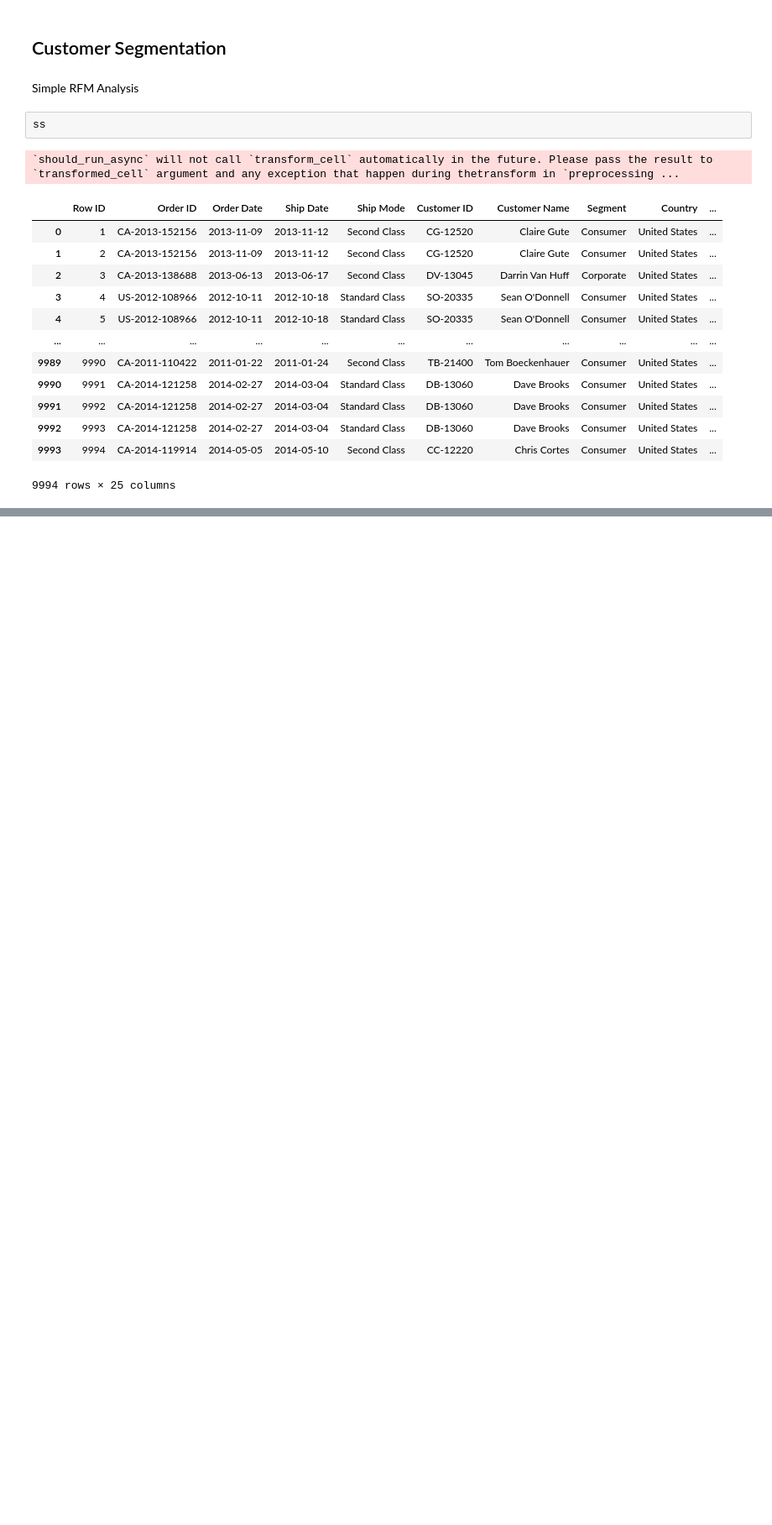
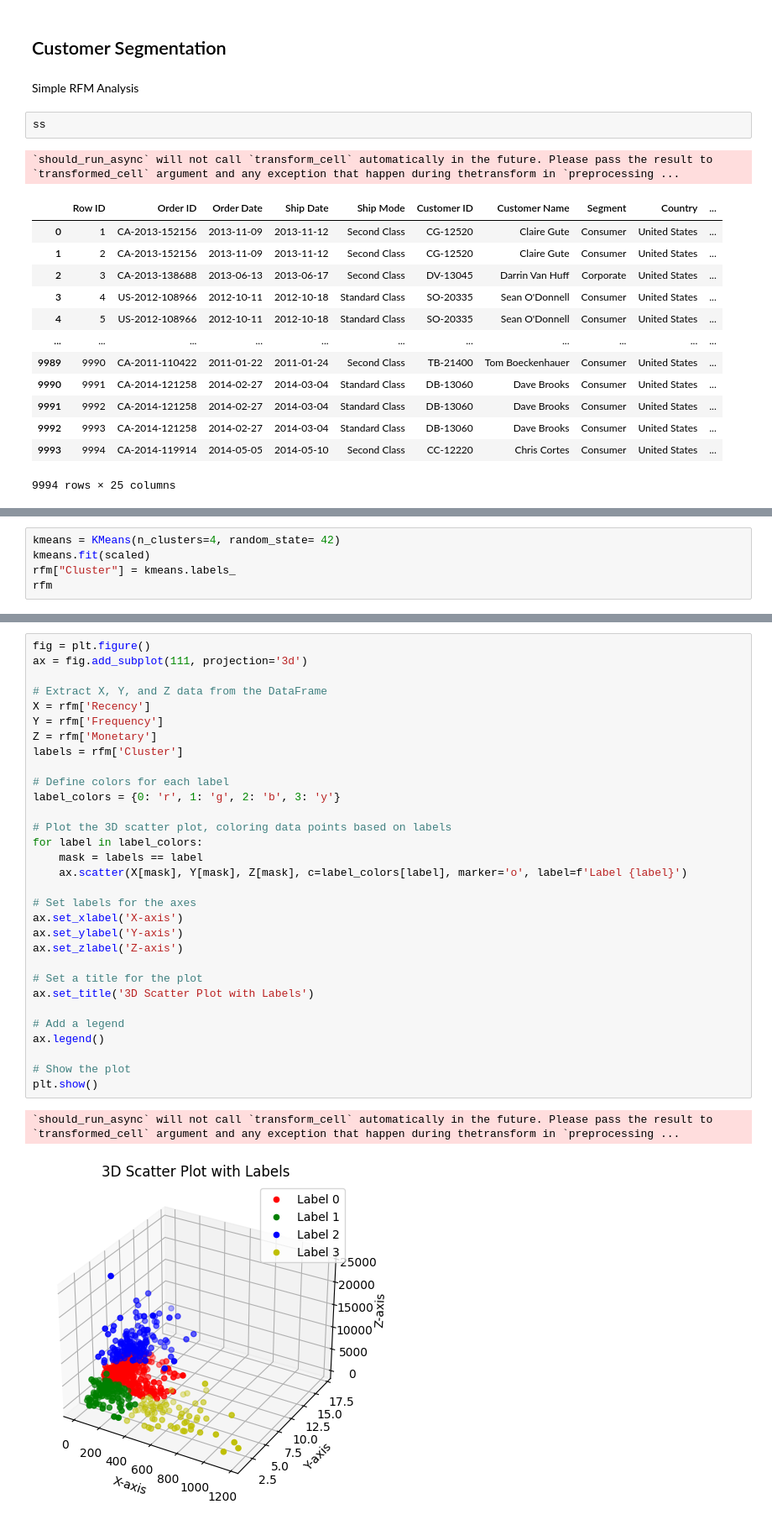
Before and after one commit to Krittapad12348/Superstore_Analysis, a Jupyter notebook: superstore_python.ipynb, the cells around one changed output, grey strips where cells are left out. Shown at 84% size. Saved outputs shown, nothing was run; the diff lists cells and outputs as text; blank space fills up the shorter version.

```diff
--- a/superstore_python.ipynb
+++ b/superstore_python.ipynb
@@ -1089,0 +1195,5 @@ cust3
+# %%
+kmeans = KMeans(n_clusters=4, random_state= 42)
+kmeans.fit(scaled)
+rfm["Cluster"] = kmeans.labels_
+rfm
@@ -1089,0 +1219,34 @@ cust3
+# %%
+fig = plt.figure()
+ax = fig.add_subplot(111, projection='3d')
+
+# Extract X, Y, and Z data from the DataFrame
+X = rfm['Recency']
+Y = rfm['Frequency']
+Z = rfm['Monetary']
+labels = rfm['Cluster']
+
+# Define colors for each label
+label_colors = {0: 'r', 1: 'g', 2: 'b', 3: 'y'}
+
+# Plot the 3D scatter plot, coloring data points based on labels
+for label in label_colors:
+    mask = labels == label
+    ax.scatter(X[mask], Y[mask], Z[mask], c=label_colors[label], marker='o', label=f'Label {label}')
+
+# Set labels for the axes
+ax.set_xlabel('X-axis')
+ax.set_ylabel('Y-axis')
+ax.set_zlabel('Z-axis')
+
+# Set a title for the plot
+ax.set_title('3D Scatter Plot with Labels')
+
+# Add a legend
+ax.legend()
+
+# Show the plot
+plt.show()
+# %% [output]
+`should_run_async` will not call `transform_cell` automatically in the future. Please pass the result to `transformed_cell` argument and any exception that happen during thetransform in `preprocessing ...
+[figure, added]
```
Also changed, not shown: parts of 10 cells of this notebook.
